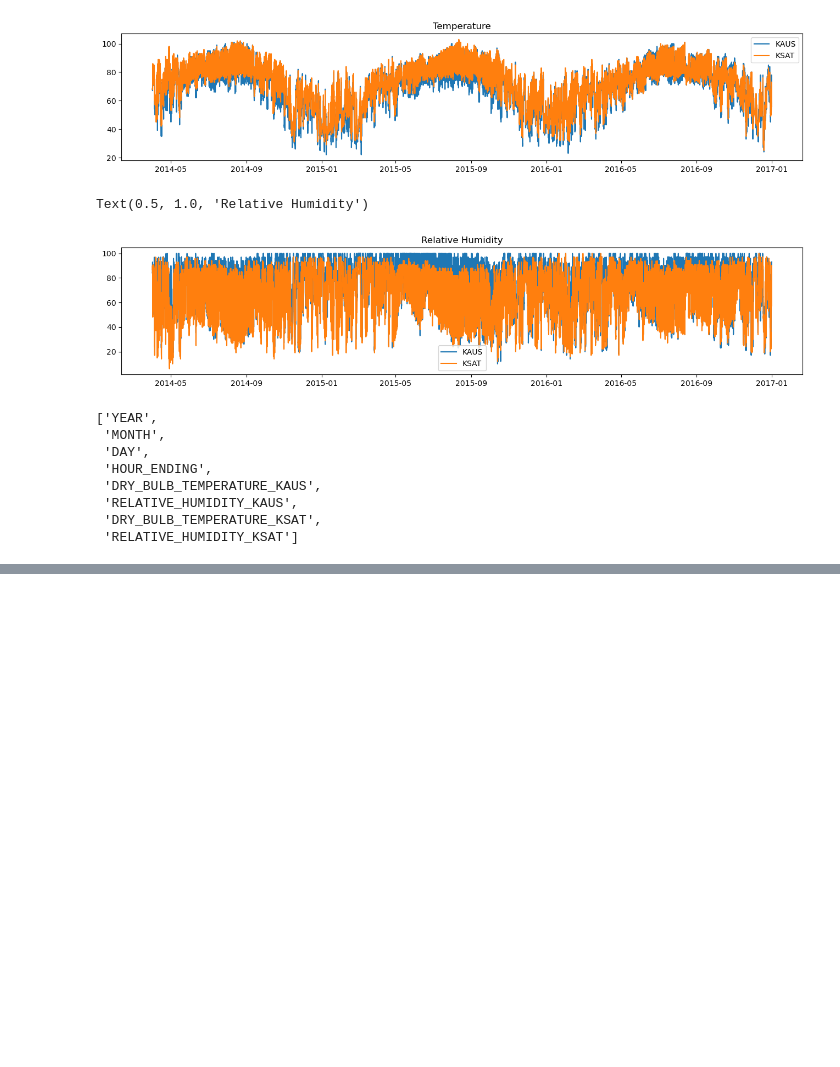
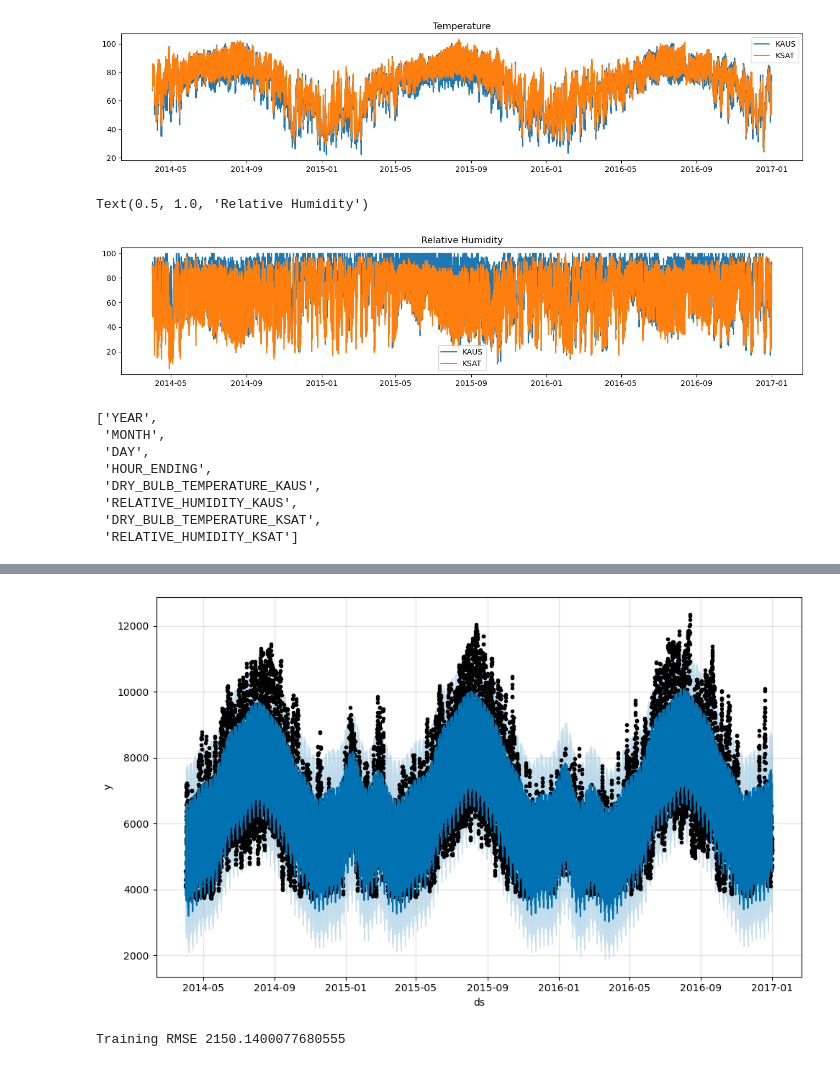
Before and after one commit to cLawson101/CS-391L-Final-Project, a Jupyter notebook: south_central_wz_transformer-prophet.ipynb, the cells around one changed output, grey strips where cells are left out. Cells and saved outputs as stored; diff of their text form; code cells hidden in the pictures; blank space fills up the shorter version.

```diff
--- a/south_central_wz_transformer-prophet.ipynb
+++ b/south_central_wz_transformer-prophet.ipynb
@@ -208,0 +219,20 @@ Testing RMSE 2404.559519422706
+# %%
+all_prophet_data = lim_datetime.copy()
+
+rename = {
+    "DATETIME": "ds",
+    "SOUTH_C": "y"
+}
+
+restructure = [
+    "ds",
+    "y",
+    "DRY_BULB_TEMPERATURE_KAUS",
+    "RELATIVE_HUMIDITY_KAUS",
+    "DRY_BULB_TEMPERATURE_KSAT",
+    "RELATIVE_HUMIDITY_KSAT"
+]
+
+all_prophet_data = all_prophet_data.rename(columns = rename)
+all_prophet_data = all_prophet_data[restructure]
+all_prophet_data
@@ -208,0 +253,19 @@ Testing RMSE 2404.559519422706
+# %%
+all_train, all_test = train_test_split(
+    all_prophet_data,
+    test_size = 0.1
+)
+# %%
+new_cols = [
+    "DRY_BULB_TEMPERATURE_KAUS",
+    "RELATIVE_HUMIDITY_KAUS",
+    "DRY_BULB_TEMPERATURE_KSAT",
+    "RELATIVE_HUMIDITY_KSAT"
+]
+
+m_all = Prophet()
+
+for item in new_cols:
+    m_all.add_regressor(item)
+# %%
+forecast_all = m_all.fit(all_train)
@@ -208,0 +285,4 @@ Testing RMSE 2404.559519422706
+# %%
+fig1 = m_all.plot(forecast)
+# %% [output]
+[figure, added]
@@ -208,0 +292,7 @@ Testing RMSE 2404.559519422706
+# %%
+validation_all["Squared_Error"] = (validation_all["y"] - validation_all["yhat"]) * (validation_all["y"] - validation_all["yhat"])
+rmse_train = np.sqrt(validation_all["Squared_Error"].mean())
+
+print("Training RMSE", rmse_train)
+# %% [output]
+Training RMSE 2150.1400077680555
```
Also changed, not shown: parts of 35 cells of this notebook.
